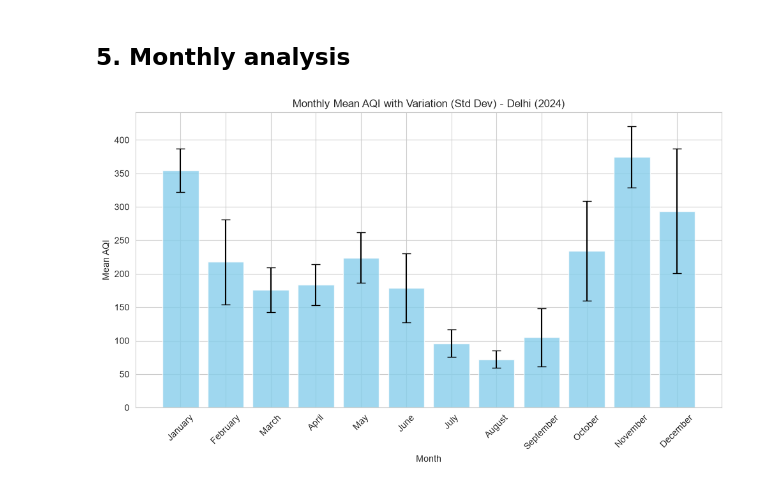
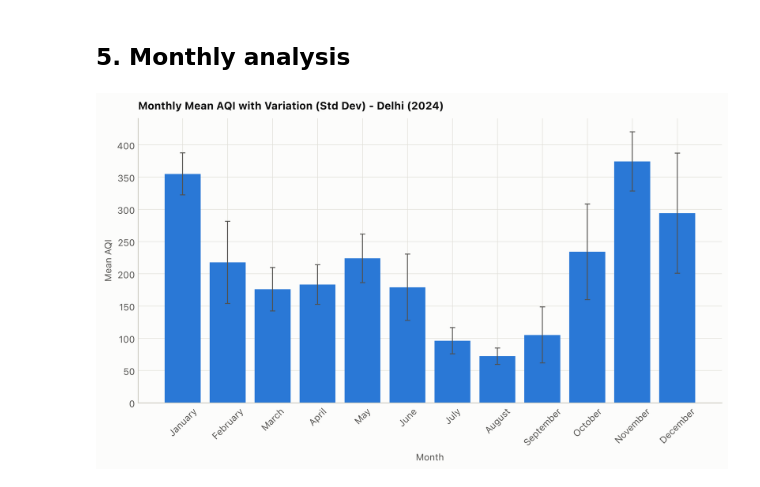
Before and after one commit to saketlab/vayuayan, a Jupyter notebook: python/docs/notebooks/02_historical_data_analysis.ipynb, the cells around one changed output. Drawn from its saved outputs; the diff is of its cells as text; code cells hidden in the pictures.

```diff
--- a/python/docs/notebooks/02_historical_data_analysis.ipynb
+++ b/python/docs/notebooks/02_historical_data_analysis.ipynb
@@ -3,12 +3,11 @@
 # %%
 import matplotlib.pyplot as plt
 import pandas as pd
-import seaborn as sns
 
-from vayuayan import CPCBHistorical
+from vayuayan import CPCBHistorical, set_theme
+from vayuayan.plot_theme import INK_2, PALETTE
 
-# Set a style for the plots
-sns.set_style("whitegrid")
+set_theme()
 plt.rcParams["figure.figsize"] = (12, 6)
 # %% [markdown]
 ## 1. Download historical data
@@ -132,16 +122,23 @@ plt.show()
 # %%
 # Calculate mean and standard deviation of AQI for each month
 aqi_means = df[months].mean()
 aqi_stds = df[months].std()
 
 # Plot the mean AQI with error bars for the standard deviation
 plt.figure(figsize=(10, 6))
-plt.bar(months, aqi_means, yerr=aqi_stds, capsize=5, color="skyblue", alpha=0.8)
+plt.bar(
+    months,
+    aqi_means,
+    yerr=aqi_stds,
+    capsize=3,
+    color=PALETTE[0],
+    error_kw={"ecolor": INK_2, "elinewidth": 1},
+)
 plt.ylabel("Mean AQI")
 plt.xlabel("Month")
 plt.title(f"Monthly Mean AQI with Variation (Std Dev) - {city} ({year})")
 plt.xticks(rotation=45)
 plt.tight_layout()
 plt.show()
 # %% [output]
-[figure, old version]
+[figure, new version]
```
Also changed, not shown: parts of 3 cells of this notebook, 12 other files.
